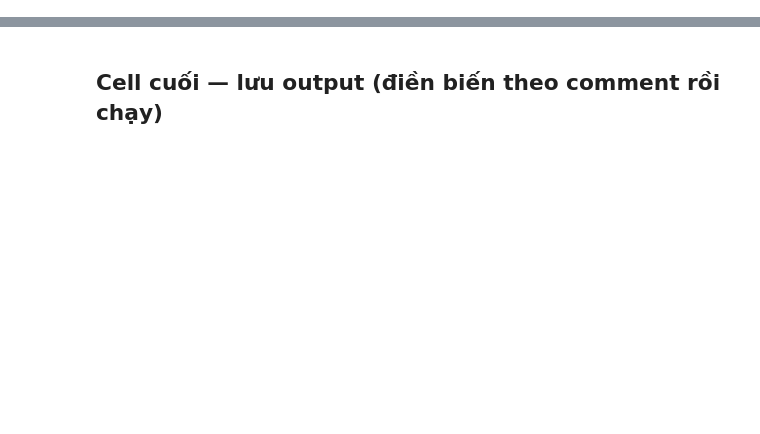
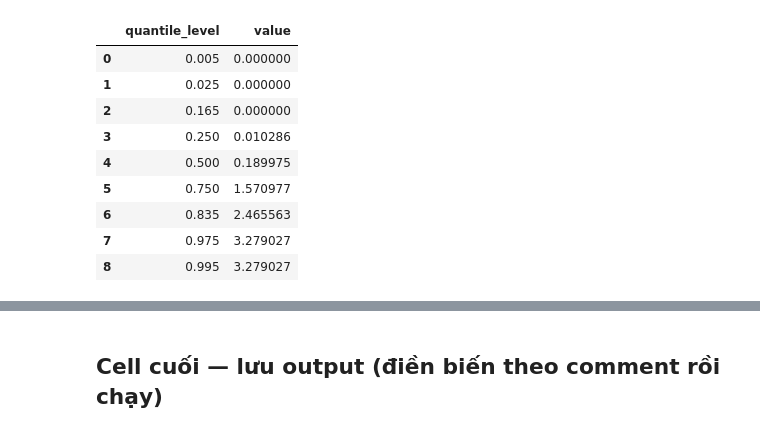
Before and after one commit to DuyKhanh162/m5-intermittent-forecasting, a Jupyter notebook: notebooks/P4.ipynb, the cells around one changed output, grey strips where cells are left out. Drawn from its saved outputs; the diff is of its cells as text; code cells hidden in the pictures; blank space fills up the shorter version.

Commit message:
Đã thực hiện Chronos-Bolt zero-shot forecasting

```diff
--- a/notebooks/P4.ipynb
+++ b/notebooks/P4.ipynb
@@ -39,0 +378,10 @@ print("✅ Input sẵn sàng — long", long.shape, "| FM:", FM["chronos_model"]
+# %%
+chronos_device = "mps"
+
+chronos = BaseChronosPipeline.from_pretrained(
+    CHRONOS_MODEL,
+    device_map=chronos_device,
+    torch_dtype=torch.float32,
+)
+
+print("Chronos-Bolt loaded on", chronos_device)
@@ -39,0 +452,20 @@ print("✅ Input sẵn sàng — long", long.shape, "| FM:", FM["chronos_model"]
+# %%
+# ============================================================
+# CHRONOS FULL ROLLING INFERENCE
+# ============================================================
+
+CHRONOS_BATCH_SIZE = 64
+
+chronos_outputs = []
+chronos_runtime = []
+
+series_ids = (
+    p4_data["series_id"]
+    .drop_duplicates()
+    .tolist()
+)
+
+print(f"Series     : {len(series_ids):,}")
+print(f"Windows    : {len(windows)}")
+print(f"Batch size : {CHRONOS_BATCH_SIZE}")
+print(f"Device     : {chronos_device}")
@@ -39,0 +779,25 @@ print("✅ Input sẵn sàng — long", long.shape, "| FM:", FM["chronos_model"]
+# %%
+example_sid = series_ids[0]
+example_day = int(windows.iloc[0]["test_start"])
+
+example_q = (
+    chronos_all[
+        (chronos_all["series_id"] == example_sid)
+        & (chronos_all["d_int"] == example_day)
+    ]
+    [["quantile_level", "value"]]
+    .sort_values("quantile_level")
+)
+
+display(example_q)
+# %% [output]
+|  | quantile_level | value |
+| 0 | 0.005 | 0.000000 |
+| 1 | 0.025 | 0.000000 |
+| 2 | 0.165 | 0.000000 |
+| 3 | 0.250 | 0.010286 |
+| 4 | 0.500 | 0.189975 |
+| 5 | 0.750 | 1.570977 |
+| 6 | 0.835 | 2.465563 |
+| 7 | 0.975 | 3.279027 |
+| 8 | 0.995 | 3.279027 |
```
Also changed, not shown: parts of 15 cells of this notebook, 1 other file.
